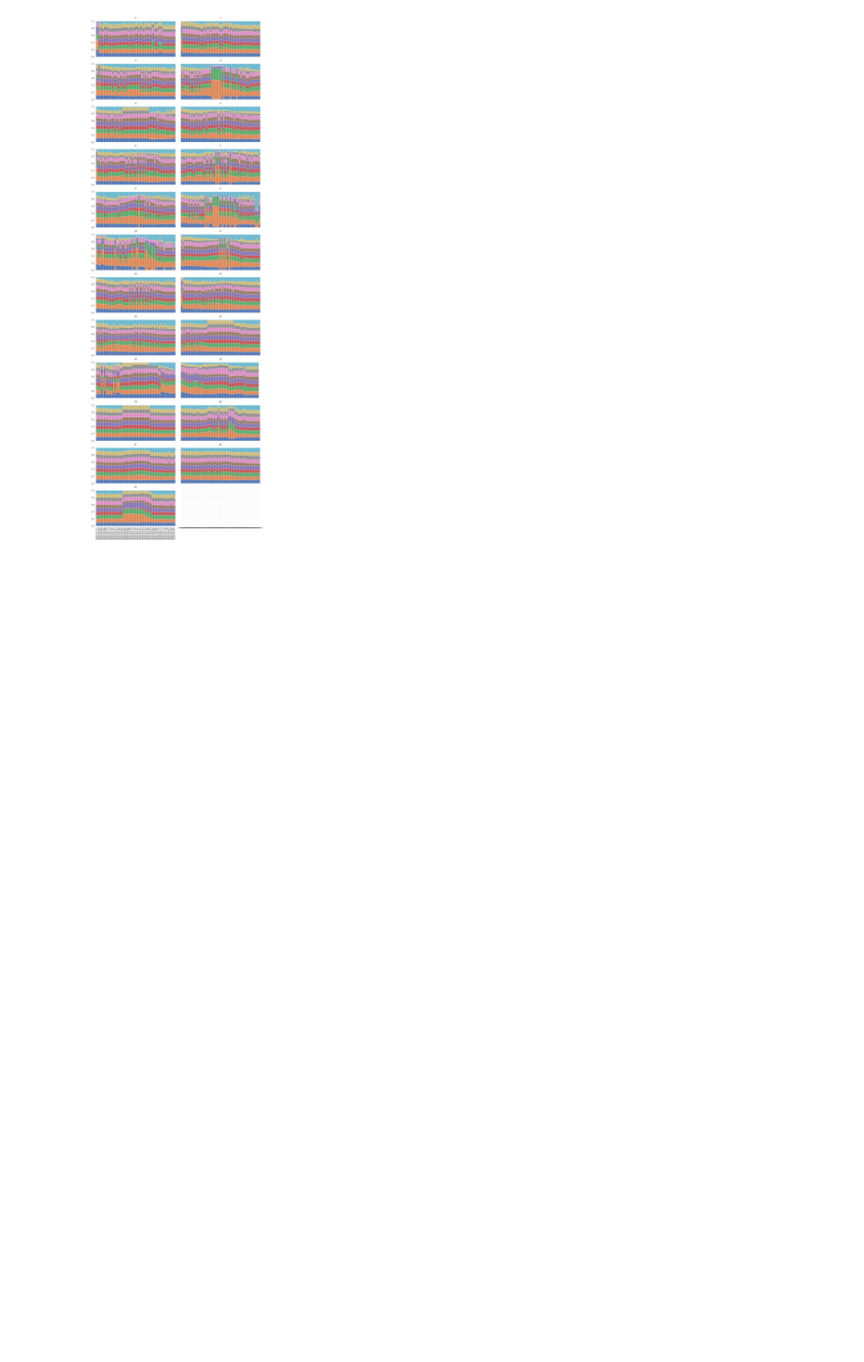
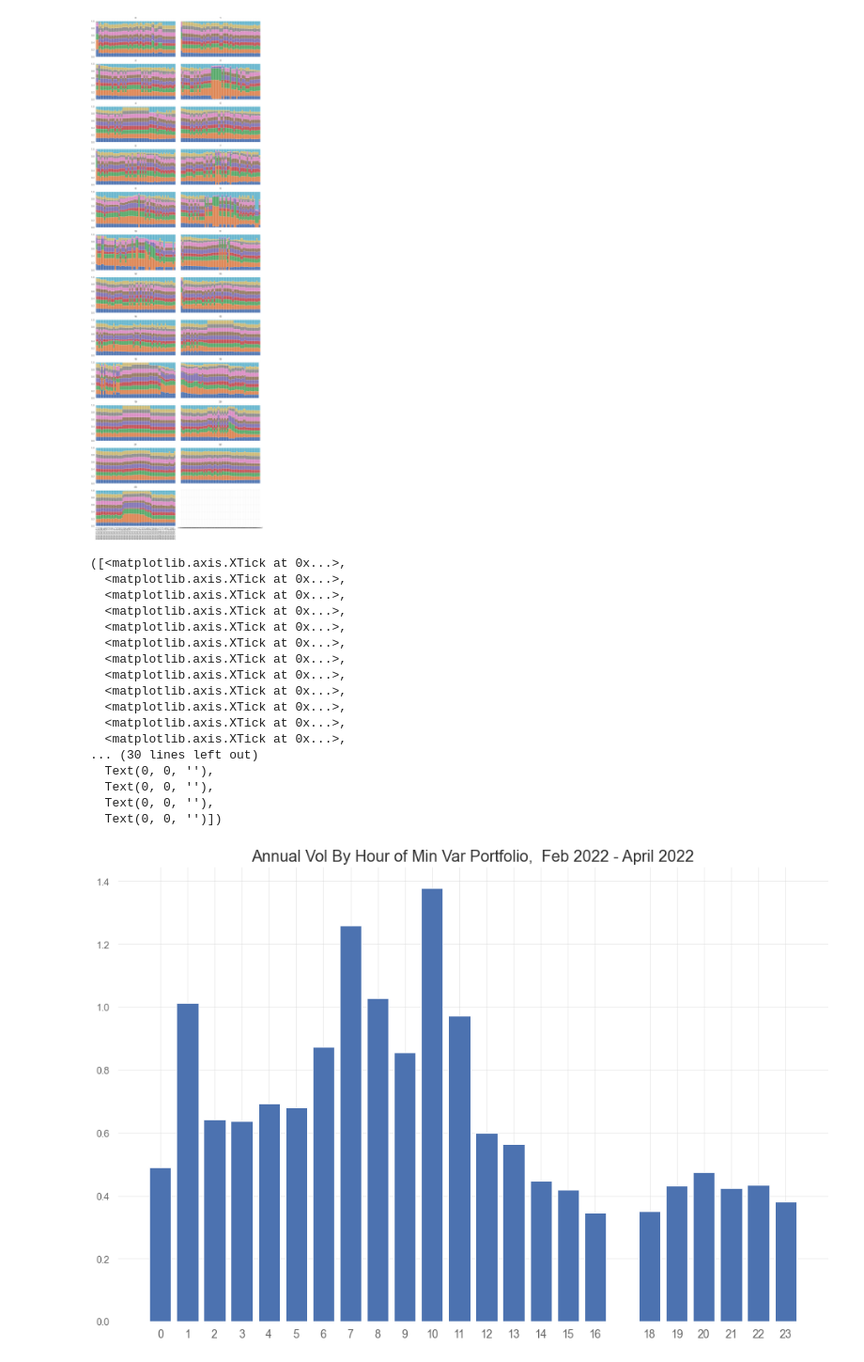
Before and after one commit to thEKurz/Reinforcment_Learning_FX, a Jupyter notebook: followthesun.ipynb, the cells around one changed output. Shown at 94% size. Saved outputs shown, nothing was run; the diff lists cells and outputs as text; code cells hidden in the pictures; blank space fills up the shorter version.

```diff
--- a/followthesun.ipynb
+++ b/followthesun.ipynb
@@ -150,4 +154,30 @@ for x in port_rolling_dict.keys():
 fig.tight_layout()
 # %% [output]
 [figure]
+# %%
+vol_rolling_ann= np.array(vol_rolling)*(60*23*252)**(1/2)
+plt.bar(weight_df.index,vol_rolling_ann)
+plt.title("Annual Vol By Hour of Min Var Portfolio,  Feb 2022 - April 2022", fontsize=20)
+fig = plt.gcf()
+fig.set_size_inches(16, 10.5)
+plt.xticks(weight_df.index,fontsize=14)
+# %% [output]
+([<matplotlib.axis.XTick at 0x...>,
+  <matplotlib.axis.XTick at 0x...>,
+  <matplotlib.axis.XTick at 0x...>,
+  <matplotlib.axis.XTick at 0x...>,
+  <matplotlib.axis.XTick at 0x...>,
+  <matplotlib.axis.XTick at 0x...>,
+  <matplotlib.axis.XTick at 0x...>,
+  <matplotlib.axis.XTick at 0x...>,
+  <matplotlib.axis.XTick at 0x...>,
+  <matplotlib.axis.XTick at 0x...>,
+  <matplotlib.axis.XTick at 0x...>,
+  <matplotlib.axis.XTick at 0x...>,
+... (30 lines left out)
+  Text(0, 0, ''),
+  Text(0, 0, ''),
+  Text(0, 0, ''),
+  Text(0, 0, '')])
+[figure, added]
 # %% [markdown]
```
Also changed, not shown: parts of 14 cells of this notebook, 3 other files.
